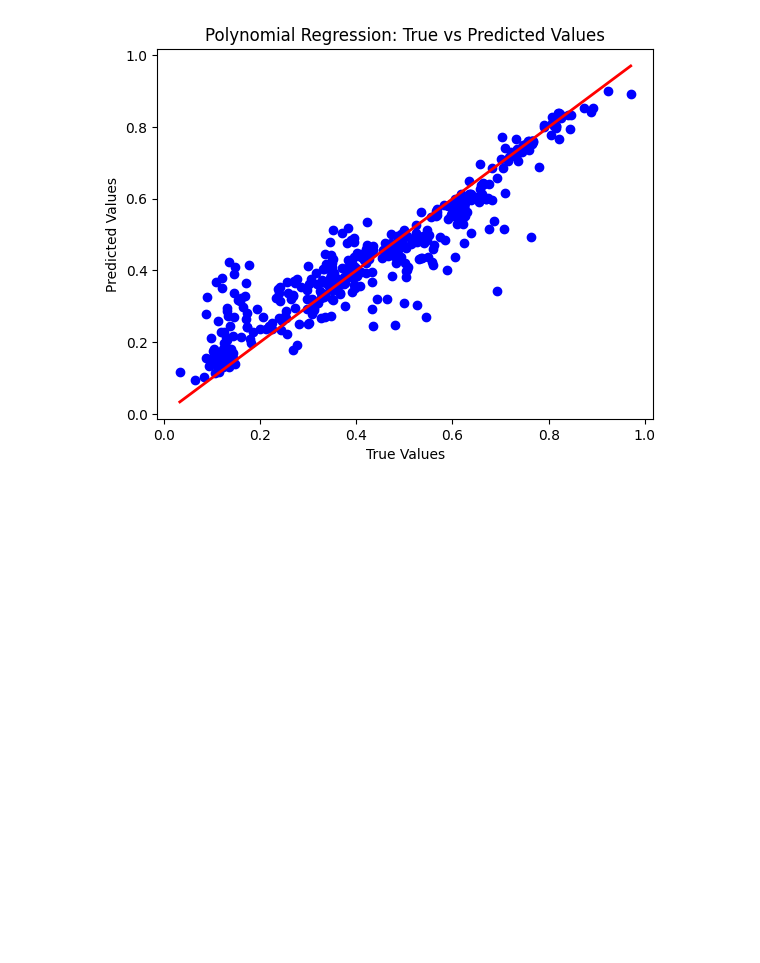
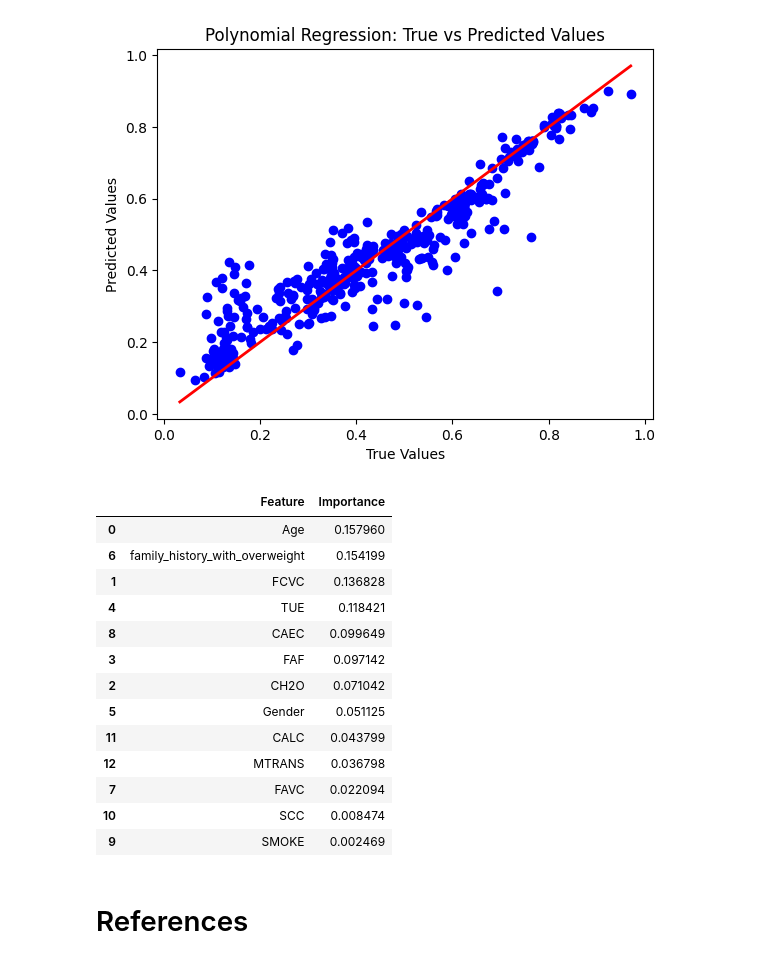
Before and after one commit to dang-nguyendd/ds_data_modelling, a Jupyter notebook: s3759957.ipynb, the cells around one changed output. Drawn from its saved outputs; the diff is of its cells as text; code cells hidden in the pictures; blank space fills up the shorter version.

```diff
--- a/s3759957.ipynb
+++ b/s3759957.ipynb
@@ -1115,3 +1226,36 @@ Mean Squared Error (MSE): 0.0060995008653290245
 Root Mean Squared Error (RMSE): 0.07809930131140115
 R-squared (R²): 0.8668579500055351
 [figure]
+# %%
+# Get feature importances
+importances = best_rf_model.feature_importances_
+
+# Feature names from your training set
+feature_names = X_train.columns
+
+# Create a DataFrame for easy visualization
+feature_importance_rf = pd.DataFrame({
+    'Feature': feature_names,
+    'Importance': importances
+})
+
+# Sort by importance
+feature_importance_rf = feature_importance_rf.sort_values(by='Importance', ascending=False)
+feature_importance_rf
+# %% [output]
+|  | Feature | Importance |
+| 0 | Age | 0.157960 |
+| 6 | family_history_with_overweight | 0.154199 |
+| 1 | FCVC | 0.136828 |
+| 4 | TUE | 0.118421 |
+| 8 | CAEC | 0.099649 |
+| 3 | FAF | 0.097142 |
+| 2 | CH2O | 0.071042 |
+| 5 | Gender | 0.051125 |
+| 11 | CALC | 0.043799 |
+| 12 | MTRANS | 0.036798 |
+| 7 | FAVC | 0.022094 |
+| 10 | SCC | 0.008474 |
+| 9 | SMOKE | 0.002469 |
+# %% [markdown]
+# References
```
Also changed, not shown: parts of 10 cells of this notebook, 1 other file.
